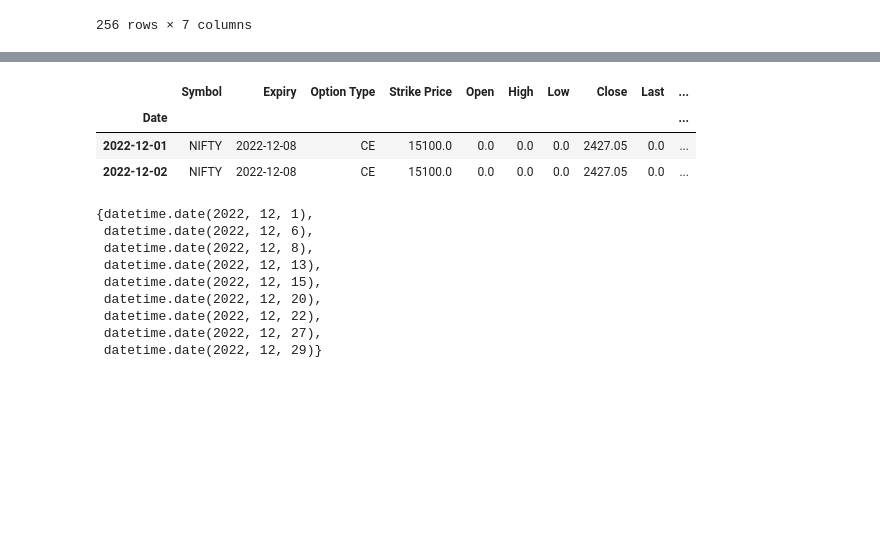
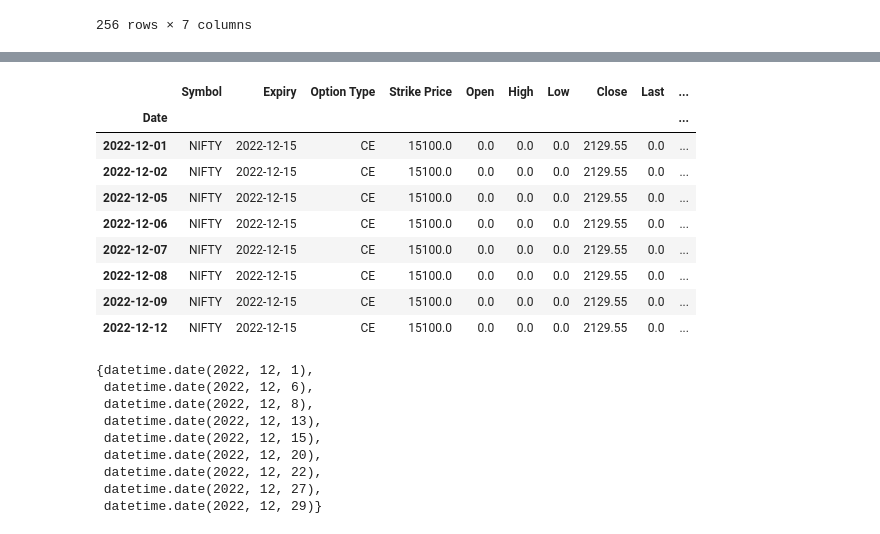
Before and after one commit to Pritam3355/Scripts, a Jupyter notebook: daily_historical.ipynb, the cells around one changed output, grey strips where cells are left out. Cells and saved outputs as stored; diff of their text form; code cells hidden in the pictures; blank space fills up the shorter version.

```diff
--- a/daily_historical.ipynb
+++ b/daily_historical.ipynb
@@ -207,13 +274,19 @@ stock_fut # price taken on 2/12/2022
 # %%
-stock_opt = get_history(symbol="NIFTY",start=date(2022,12,1),end=date(2022,12,3),
+stock_opt = get_history(symbol="NIFTY",start=date(2022,12,1),end=date(2022,12,12),
                         option_type="CE", strike_price=15100,index=True,
-                        expiry_date=date(2022,12,8))
-stock_opt # call option on 2/12/2022 with nearest expiry on 8/12/2022
+                        expiry_date=date(2022,12,15))
+stock_opt # call option on 12/12/2022 with nearest expiry on 15/12/2022
 # %% [output]
 |  | Symbol | Expiry | Option Type | Strike Price | Open | High | Low | Close | Last | ... |
 | Date |  |  |  |  |  |  |  |  |  | ... |
-| 2022-12-01 | NIFTY | 2022-12-08 | CE | 15100.0 | 0.0 | 0.0 | 0.0 | 2427.05 | 0.0 | ... |
-| 2022-12-02 | NIFTY | 2022-12-08 | CE | 15100.0 | 0.0 | 0.0 | 0.0 | 2427.05 | 0.0 | ... |
+| 2022-12-01 | NIFTY | 2022-12-15 | CE | 15100.0 | 0.0 | 0.0 | 0.0 | 2129.55 | 0.0 | ... |
+| 2022-12-02 | NIFTY | 2022-12-15 | CE | 15100.0 | 0.0 | 0.0 | 0.0 | 2129.55 | 0.0 | ... |
+| 2022-12-05 | NIFTY | 2022-12-15 | CE | 15100.0 | 0.0 | 0.0 | 0.0 | 2129.55 | 0.0 | ... |
+| 2022-12-06 | NIFTY | 2022-12-15 | CE | 15100.0 | 0.0 | 0.0 | 0.0 | 2129.55 | 0.0 | ... |
+| 2022-12-07 | NIFTY | 2022-12-15 | CE | 15100.0 | 0.0 | 0.0 | 0.0 | 2129.55 | 0.0 | ... |
+| 2022-12-08 | NIFTY | 2022-12-15 | CE | 15100.0 | 0.0 | 0.0 | 0.0 | 2129.55 | 0.0 | ... |
+| 2022-12-09 | NIFTY | 2022-12-15 | CE | 15100.0 | 0.0 | 0.0 | 0.0 | 2129.55 | 0.0 | ... |
+| 2022-12-12 | NIFTY | 2022-12-15 | CE | 15100.0 | 0.0 | 0.0 | 0.0 | 2129.55 | 0.0 | ... |
 # %%
 expiry = get_expiry_date(year=2022, month=12)
 expiry
```
Also changed, not shown: parts of 15 cells of this notebook.
